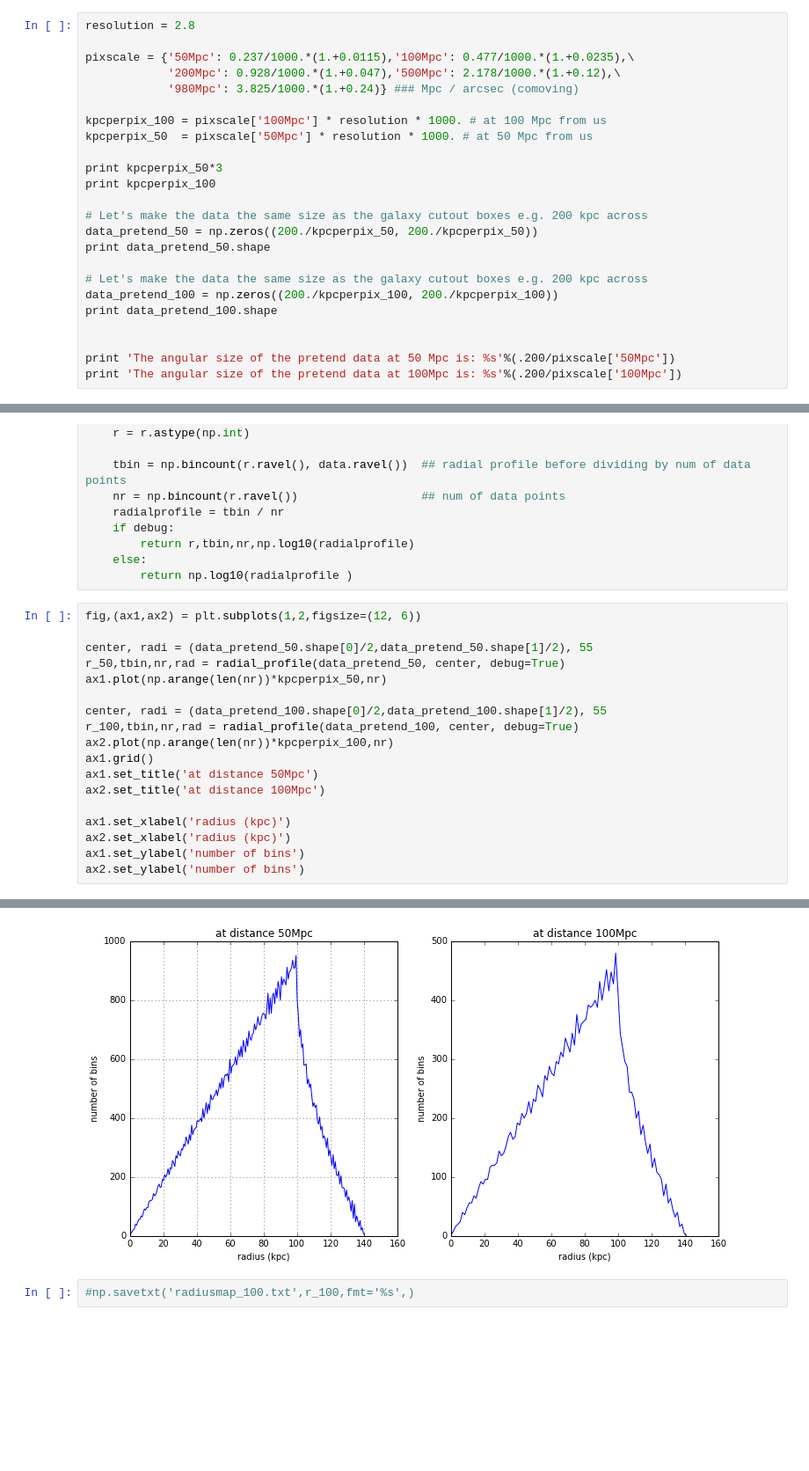
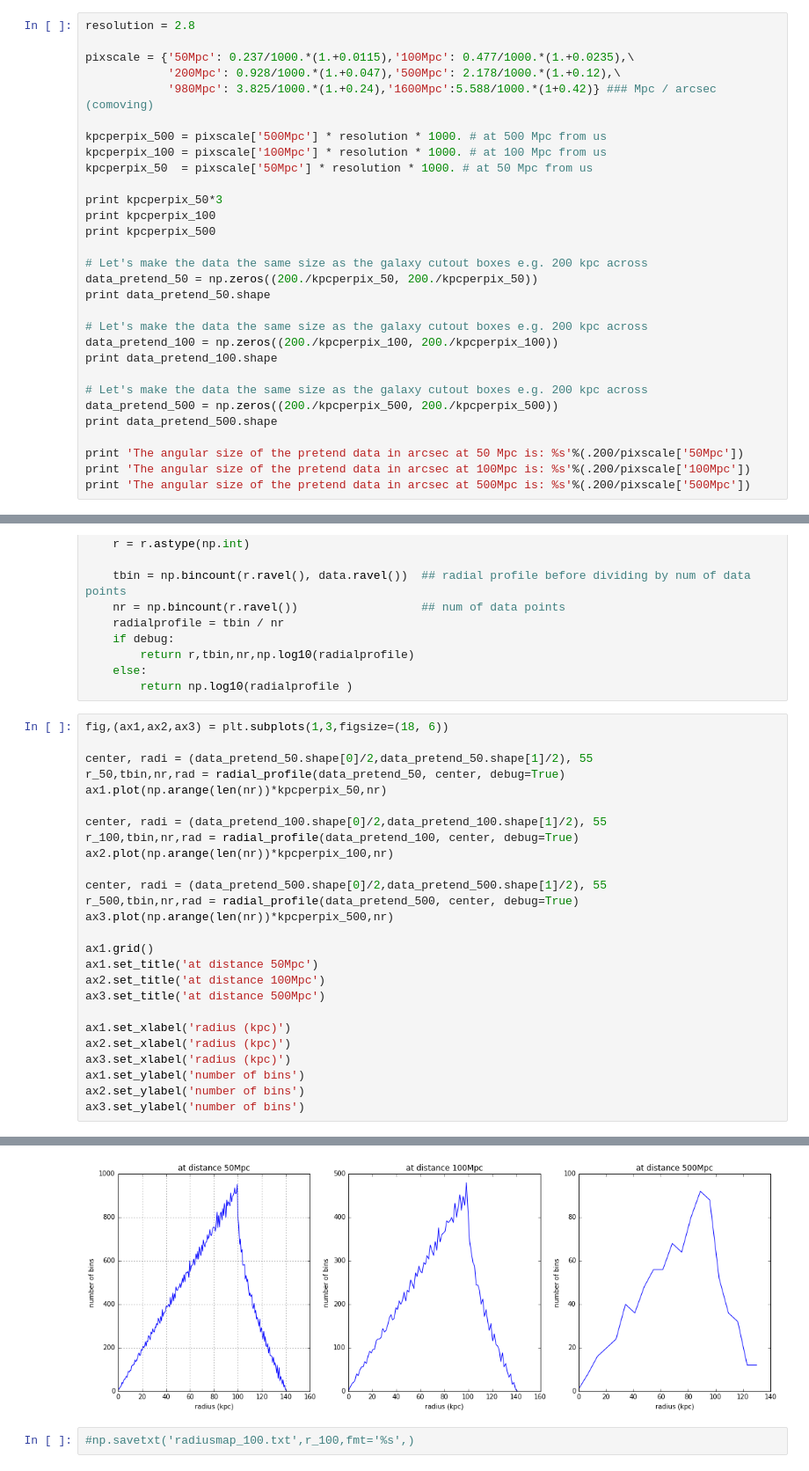
Before and after one commit to lokhorst/HalphaScripts, a Jupyter notebook: SignalToNoise_asimuthalaveraging.ipynb, the cells around one changed output, grey strips where cells are left out. Shown at 88% size. Saved outputs shown, nothing was run; the diff lists cells and outputs as text; blank space fills up the shorter version.

Commit message:
tweaking plots for paper

```diff
--- a/SignalToNoise_asimuthalaveraging.ipynb
+++ b/SignalToNoise_asimuthalaveraging.ipynb
@@ -15,13 +15,15 @@ resolution = 2.8
 
 pixscale = {'50Mpc': 0.237/1000.*(1.+0.0115),'100Mpc': 0.477/1000.*(1.+0.0235),\
             '200Mpc': 0.928/1000.*(1.+0.047),'500Mpc': 2.178/1000.*(1.+0.12),\
-            '980Mpc': 3.825/1000.*(1.+0.24)} ### Mpc / arcsec (comoving)
+            '980Mpc': 3.825/1000.*(1.+0.24),'1600Mpc':5.588/1000.*(1+0.42)} ### Mpc / arcsec (comoving)
 
+kpcperpix_500 = pixscale['500Mpc'] * resolution * 1000. # at 500 Mpc from us
 kpcperpix_100 = pixscale['100Mpc'] * resolution * 1000. # at 100 Mpc from us
 kpcperpix_50  = pixscale['50Mpc'] * resolution * 1000. # at 50 Mpc from us
 
 print kpcperpix_50*3
 print kpcperpix_100
+print kpcperpix_500
 
 # Let's make the data the same size as the galaxy cutout boxes e.g. 200 kpc across
 data_pretend_50 = np.zeros((200./kpcperpix_50, 200./kpcperpix_50))
@@ -31,9 +33,13 @@ print data_pretend_50.shape
 data_pretend_100 = np.zeros((200./kpcperpix_100, 200./kpcperpix_100))
 print data_pretend_100.shape
 
+# Let's make the data the same size as the galaxy cutout boxes e.g. 200 kpc across
+data_pretend_500 = np.zeros((200./kpcperpix_500, 200./kpcperpix_500))
+print data_pretend_500.shape
 
-print 'The angular size of the pretend data at 50 Mpc is: %s'%(.200/pixscale['50Mpc'])
-print 'The angular size of the pretend data at 100Mpc is: %s'%(.200/pixscale['100Mpc'])
+print 'The angular size of the pretend data in arcsec at 50 Mpc is: %s'%(.200/pixscale['50Mpc'])
+print 'The angular size of the pretend data in arcsec at 100Mpc is: %s'%(.200/pixscale['100Mpc'])
+print 'The angular size of the pretend data in arcsec at 500Mpc is: %s'%(.200/pixscale['500Mpc'])
 # %% [output]
 2.0136942
 1.3669866
@@ -58,26 +67,34 @@ def radial_profile(data, center, debug=False):
     else:
         return np.log10(radialprofile )
 # %%
-fig,(ax1,ax2) = plt.subplots(1,2,figsize=(12, 6))
+fig,(ax1,ax2,ax3) = plt.subplots(1,3,figsize=(18, 6))
 
 center, radi = (data_pretend_50.shape[0]/2,data_pretend_50.shape[1]/2), 55
 r_50,tbin,nr,rad = radial_profile(data_pretend_50, center, debug=True)
 ax1.plot(np.arange(len(nr))*kpcperpix_50,nr)
 
 center, radi = (data_pretend_100.shape[0]/2,data_pretend_100.shape[1]/2), 55
 r_100,tbin,nr,rad = radial_profile(data_pretend_100, center, debug=True)
 ax2.plot(np.arange(len(nr))*kpcperpix_100,nr)
+
+center, radi = (data_pretend_500.shape[0]/2,data_pretend_500.shape[1]/2), 55
+r_500,tbin,nr,rad = radial_profile(data_pretend_500, center, debug=True)
+ax3.plot(np.arange(len(nr))*kpcperpix_500,nr)
+
 ax1.grid()
 ax1.set_title('at distance 50Mpc')
 ax2.set_title('at distance 100Mpc')
+ax3.set_title('at distance 500Mpc')
 
 ax1.set_xlabel('radius (kpc)')
 ax2.set_xlabel('radius (kpc)')
+ax3.set_xlabel('radius (kpc)')
 ax1.set_ylabel('number of bins')
 ax2.set_ylabel('number of bins')
+ax3.set_ylabel('number of bins')
 # %% [output]
 <matplotlib.text.Text at 0x...>
-[figure, old version]
+[figure, new version]
 # %%
 #np.savetxt('radiusmap_100.txt',r_100,fmt='%s',)
 # %%
```
Also changed, not shown: parts of 11 cells of this notebook, 8 other files.
